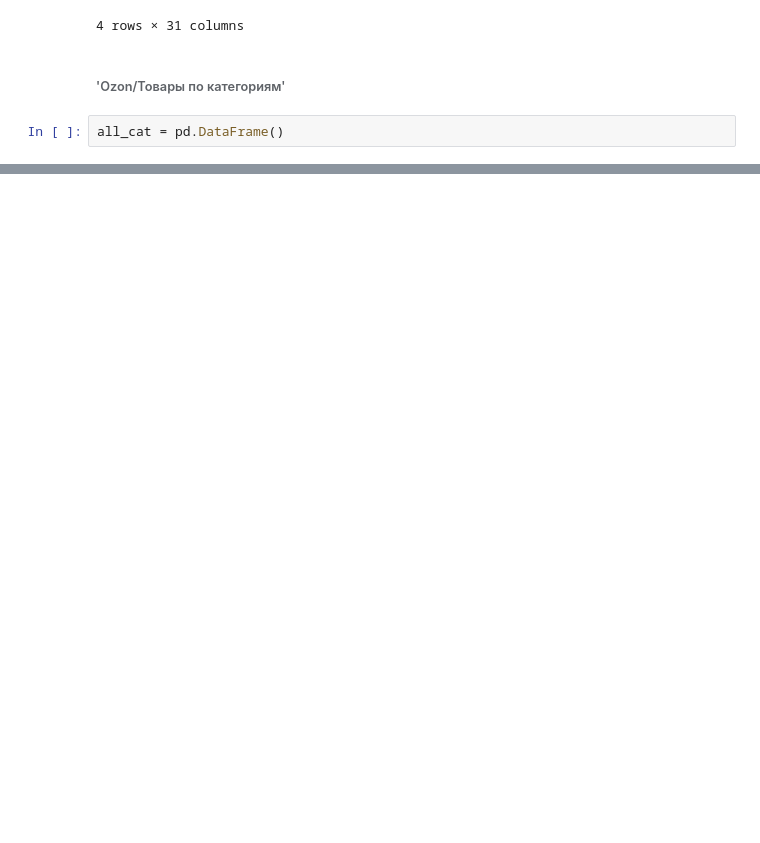
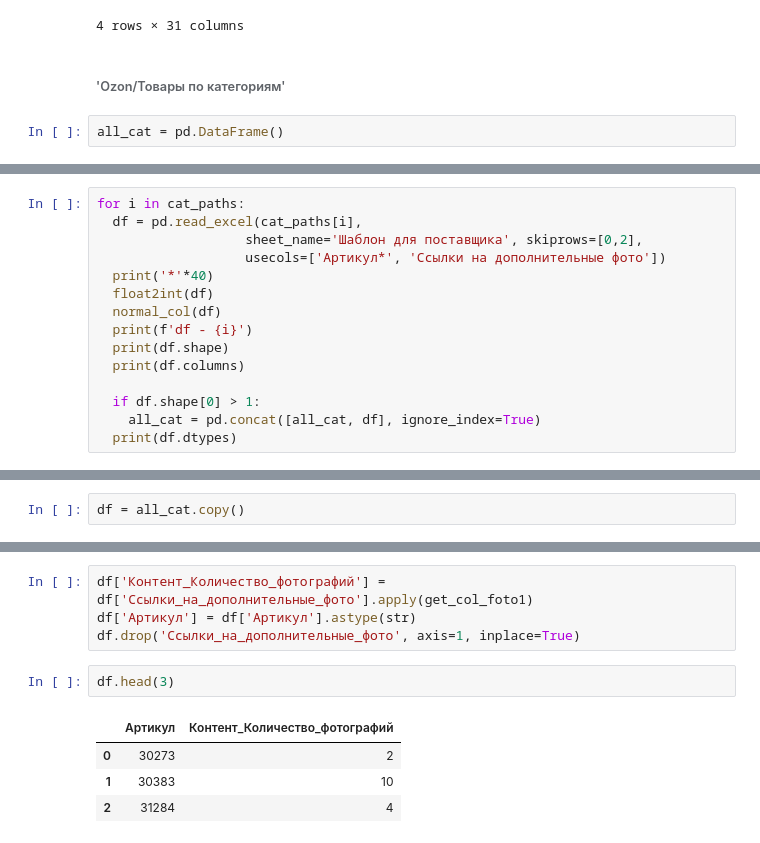
Before and after one commit to Untick/Marketplaces, a Jupyter notebook: 3_svod_DataSet.ipynb, the cells around one changed output, grey strips where cells are left out. Drawn from its saved outputs; the diff is of its cells as text; blank space fills up the shorter version.

```diff
--- a/3_svod_DataSet.ipynb
+++ b/3_svod_DataSet.ipynb
@@ -1026 +1138,16 @@ for i in cat_paths:
+# %%
+for i in cat_paths:
+  df = pd.read_excel(cat_paths[i],
+                   sheet_name='Шаблон для поставщика', skiprows=[0,2],
+                   usecols=['Артикул*', 'Ссылки на дополнительные фото'])
+  print('*'*40)
+  float2int(df)
+  normal_col(df)
+  print(f'df - {i}')
+  print(df.shape)
+  print(df.columns)
+
+  if df.shape[0] > 1:
+    all_cat = pd.concat([all_cat, df], ignore_index=True)
+  print(df.dtypes)
 # %%
@@ -1031,0 +1161,2 @@ df.shape
+# %%
+df = all_cat.copy()
@@ -1032,2 +1174,13 @@ df.shape
+# %%
+df['Контент_Количество_фотографий'] = df['Ссылки_на_дополнительные_фото'].apply(get_col_foto1)
+df['Артикул'] = df['Артикул'].astype(str)
+df.drop('Ссылки_на_дополнительные_фото', axis=1, inplace=True)
+# %%
+df.head(3)
+# %% [output]
+|  | Артикул | Контент_Количество_фотографий |
+| 0 | 30273 | 2 |
+| 1 | 30383 | 10 |
+| 2 | 31284 | 4 |
 # %%
 df.dtypes
```
Also changed, not shown: parts of 24 cells of this notebook.
